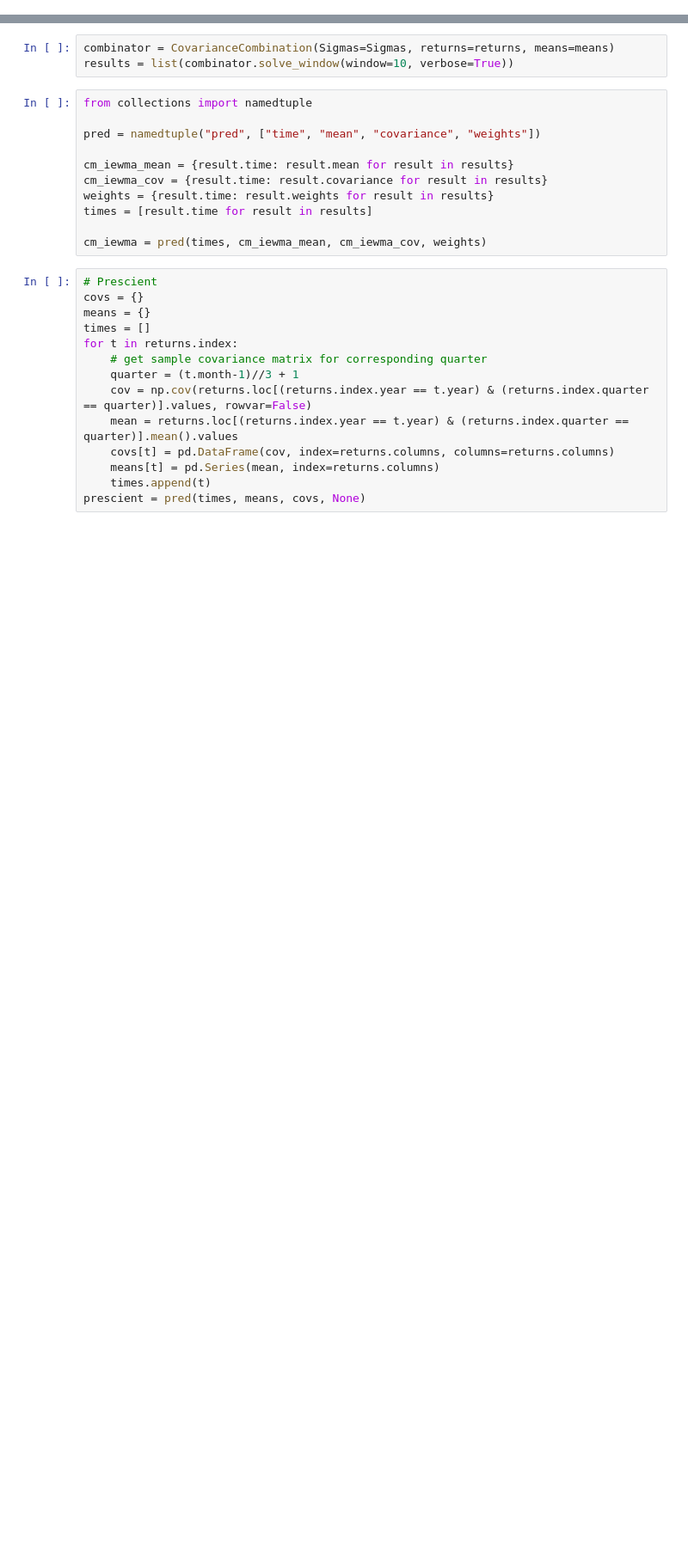
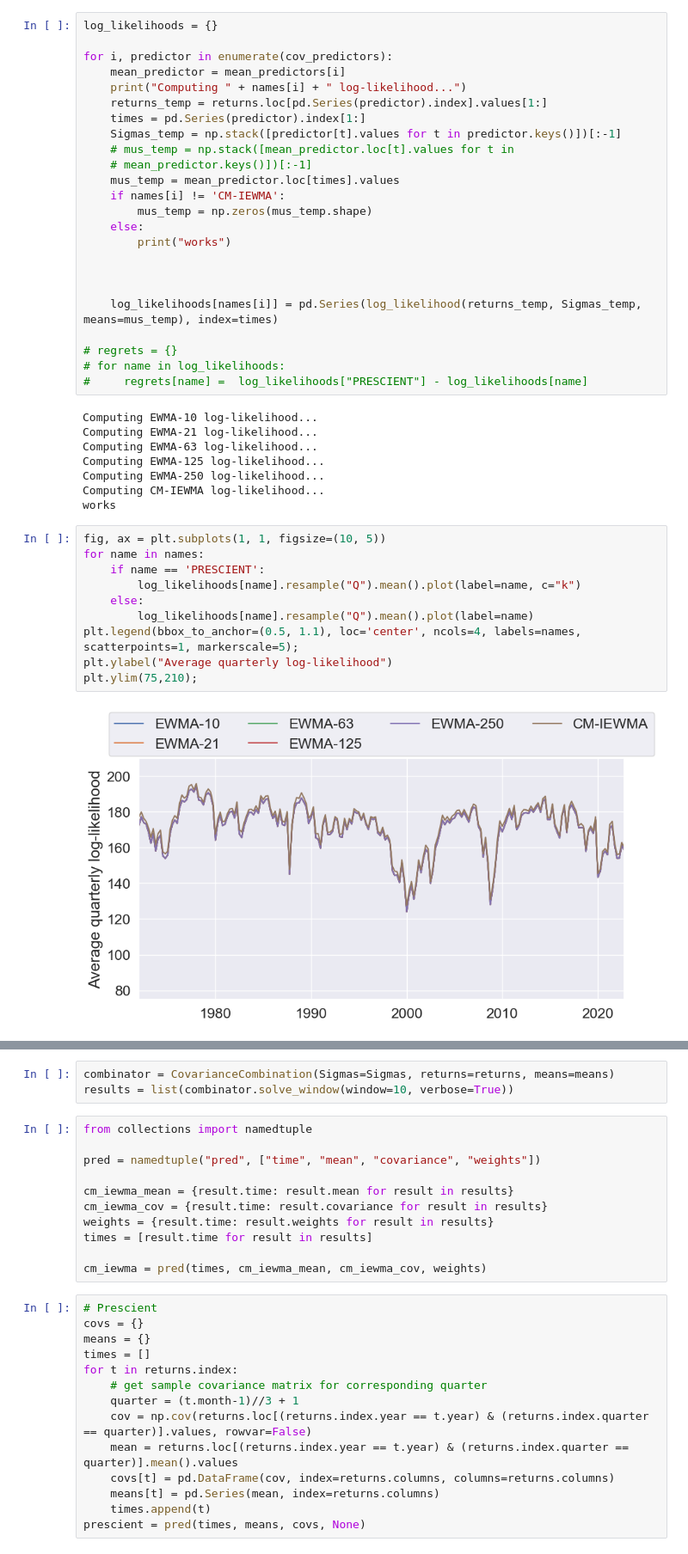
Before and after one commit to cvxgrp/cov_pred_finance, a Jupyter notebook: experiments/extensions/nonzero_means.ipynb, the cells around one changed output, grey strips where cells are left out. Shown at 86% size. Saved outputs shown, nothing was run; the diff lists cells and outputs as text; blank space fills up the shorter version.

```diff
--- a/experiments/extensions/nonzero_means.ipynb
+++ b/experiments/extensions/nonzero_means.ipynb
@@ -13 +19,45 @@ sns.set(font_scale=1.5)
+# %%
+log_likelihoods = {}
+
+for i, predictor in enumerate(cov_predictors):
+    mean_predictor = mean_predictors[i]
+    print("Computing " + names[i] + " log-likelihood...")
+    returns_temp = returns.loc[pd.Series(predictor).index].values[1:]
+    times = pd.Series(predictor).index[1:]
+    Sigmas_temp = np.stack([predictor[t].values for t in predictor.keys()])[:-1]
+    # mus_temp = np.stack([mean_predictor.loc[t].values for t in
+    # mean_predictor.keys()])[:-1]
+    mus_temp = mean_predictor.loc[times].values
+    if names[i] != 'CM-IEWMA':
+        mus_temp = np.zeros(mus_temp.shape)
+    else:
+        print("works")
+
+
+
+    log_likelihoods[names[i]] = pd.Series(log_likelihood(returns_temp, Sigmas_temp, means=mus_temp), index=times)
+
+# regrets = {}
+# for name in log_likelihoods:
+#     regrets[name] =  log_likelihoods["PRESCIENT"] - log_likelihoods[name]
+# %% [output]
+Computing EWMA-10 log-likelihood...
+Computing EWMA-21 log-likelihood...
+Computing EWMA-63 log-likelihood...
+Computing EWMA-125 log-likelihood...
+Computing EWMA-250 log-likelihood...
+Computing CM-IEWMA log-likelihood...
+works
+# %%
+fig, ax = plt.subplots(1, 1, figsize=(10, 5))
+for name in names:
+    if name == 'PRESCIENT':
+        log_likelihoods[name].resample("Q").mean().plot(label=name, c="k")
+    else:
+        log_likelihoods[name].resample("Q").mean().plot(label=name)
+plt.legend(bbox_to_anchor=(0.5, 1.1), loc='center', ncols=4, labels=names, scatterpoints=1, markerscale=5);
+plt.ylabel("Average quarterly log-likelihood")
+plt.ylim(75,210);
+# %% [output]
+[figure, added]
 # %%
```
Also changed, not shown: parts of 57 cells of this notebook, 3 other files.
